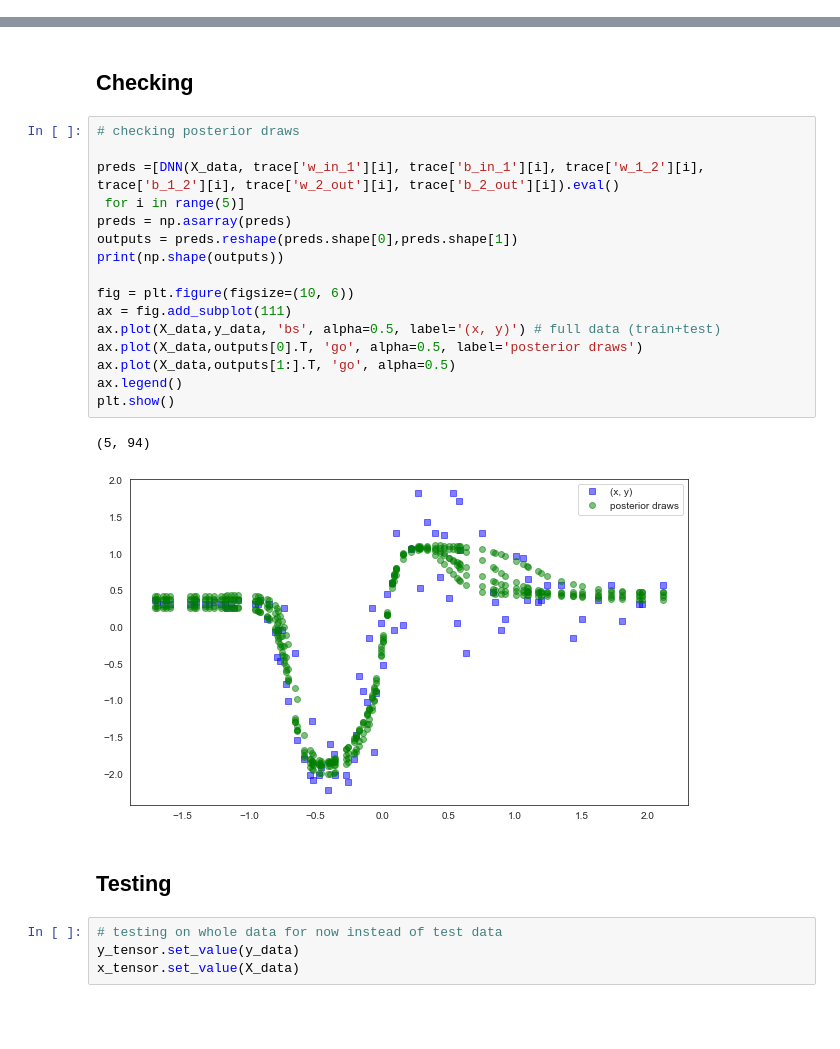
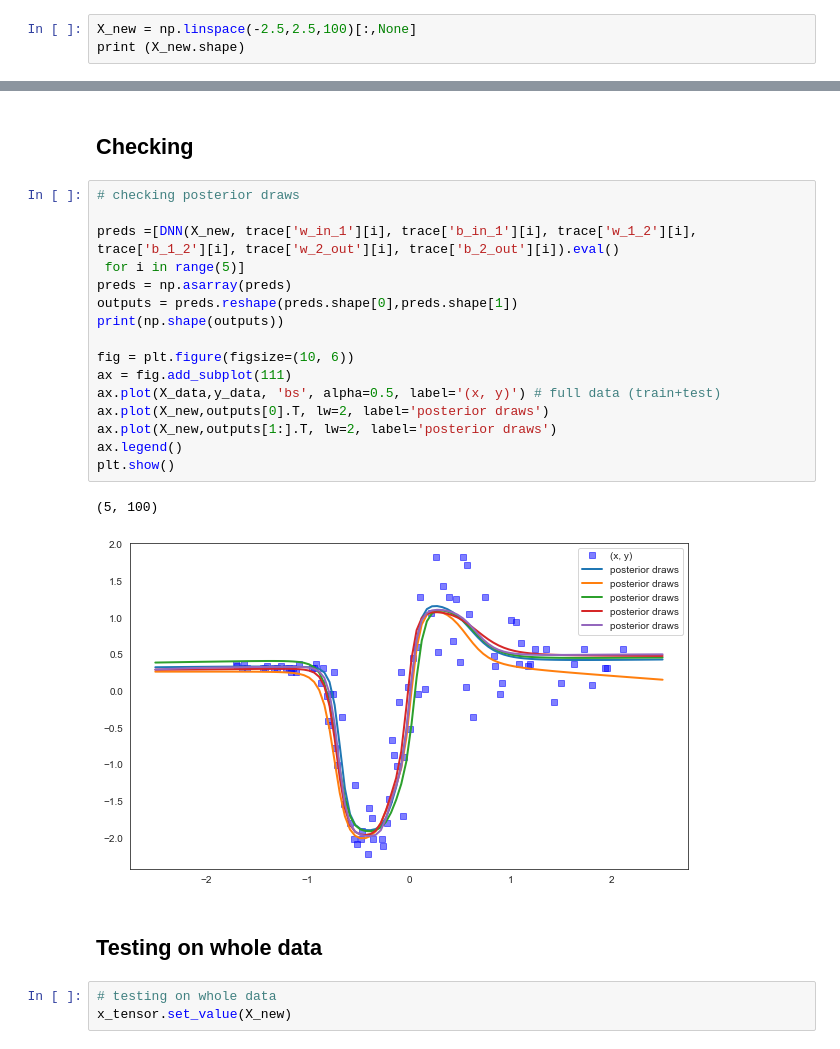
Before and after one commit to sharmila-k/BNN, a Jupyter notebook: 2_pymc3/2eg_BNN_Advi_batchdata.ipynb, the cells around one changed output, grey strips where cells are left out. Drawn from its saved outputs; the diff is of its cells as text; blank space fills up the shorter version.

```diff
--- a/2_pymc3/2eg_BNN_Advi_batchdata.ipynb
+++ b/2_pymc3/2eg_BNN_Advi_batchdata.ipynb
@@ -167,3 +167,6 @@ with pm.Model() as neural_network:
 
     # LIKELIHOOD
     out = pm.Normal('out', mu=act_out, sigma=0.1, observed=y_tensor)
+# %%
+X_new = np.linspace(-2.5,2.5,100)[:,None]
+print (X_new.shape)
@@ -252,28 +257,27 @@ array([<matplotlib.axes._subplots.AxesSubplot object at 0x...>],
 # %%
 # checking posterior draws
 
-preds =[DNN(X_data, trace['w_in_1'][i], trace['b_in_1'][i], trace['w_1_2'][i], trace['b_1_2'][i], trace['w_2_out'][i], trace['b_2_out'][i]).eval()
+preds =[DNN(X_new, trace['w_in_1'][i], trace['b_in_1'][i], trace['w_1_2'][i], trace['b_1_2'][i], trace['w_2_out'][i], trace['b_2_out'][i]).eval()
  for i in range(5)]
 preds = np.asarray(preds)
 outputs = preds.reshape(preds.shape[0],preds.shape[1])
 print(np.shape(outputs))
 
 fig = plt.figure(figsize=(10, 6))
 ax = fig.add_subplot(111)
 ax.plot(X_data,y_data, 'bs', alpha=0.5, label='(x, y)') # full data (train+test)
-ax.plot(X_data,outputs[0].T, 'go', alpha=0.5, label='posterior draws')
-ax.plot(X_data,outputs[1:].T, 'go', alpha=0.5)
+ax.plot(X_new,outputs[0].T, lw=2, label='posterior draws')
+ax.plot(X_new,outputs[1:].T, lw=2, label='posterior draws')
 ax.legend()
 plt.show()
 # %% [output]
-(5, 94)
+(5, 100)
-[figure, old version]
+[figure, new version]
 # %% [markdown]
-## Testing
+## Testing on whole data
 # %%
-# testing on whole data for now instead of test data
-y_tensor.set_value(y_data)
-x_tensor.set_value(X_data)
+# testing on whole data
+x_tensor.set_value(X_new)
 # %%
 posterior_preds = pm.sample_posterior_predictive(trace, 1000, neural_network)
 
```
Also changed, not shown: parts of 12 cells of this notebook, 2 other files.
